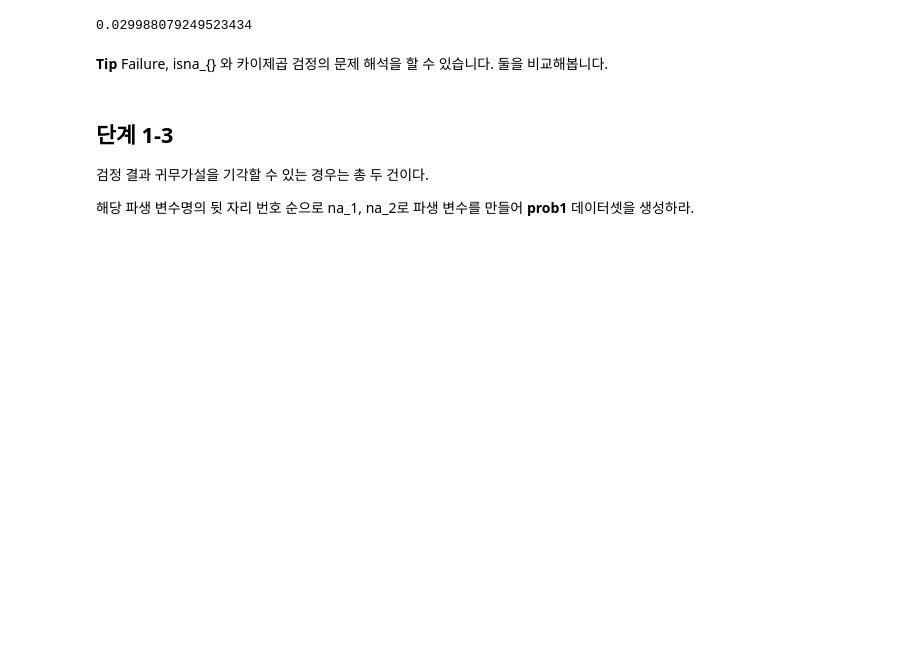
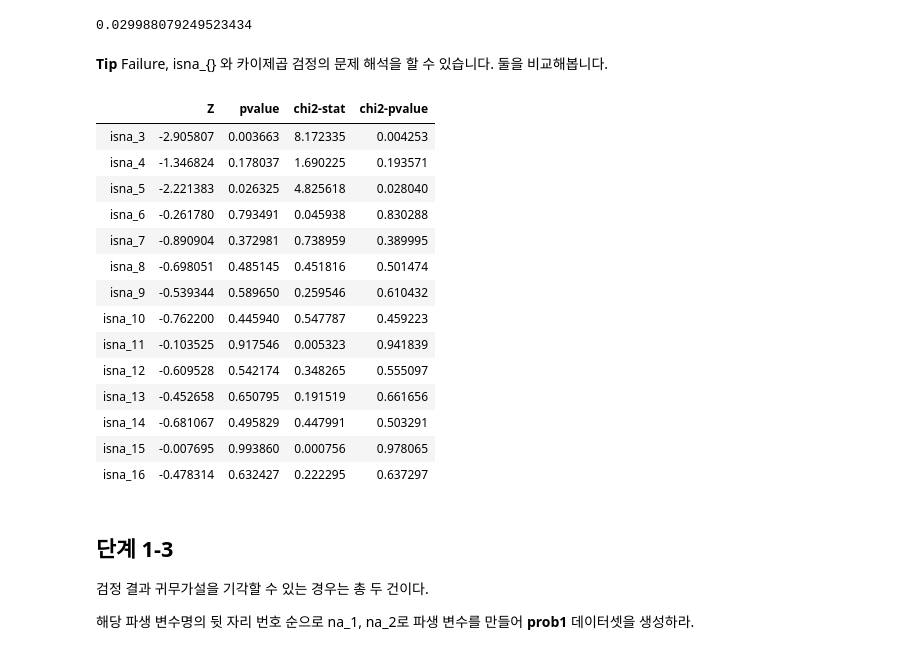
Before and after one commit to sunkusun9/DS_lv3_2510, a Jupyter notebook: sec_ds_lv3_prob1_prob.ipynb, the cells around one changed output. Cells and saved outputs as stored; diff of their text form; code cells hidden in the pictures; blank space fills up the shorter version.

```diff
--- a/sec_ds_lv3_prob1_prob.ipynb
+++ b/sec_ds_lv3_prob1_prob.ipynb
@@ -345,3 +400,12 @@ df_basetable[['measurement_{}'.format(i) for i in range(3, 18)]].agg(['mean', 's
      나머지 변수는 입력 변수인 선형회귀 모델을 만들어,
 
      결측이었던 변수(df_na가 True)인 변수들을 예측값으로 결측치를 대치합니다.
+# %%
+# train_prob.csv 를 불러와 df_myimp 데이터프레임을 만듭니다.
+# measurement_3 ~ 9, measurement_17 값에서 결측이 없는 데이터프레임 df_lr을 만듭니다.
+df_myimp = pd.read_csv('train_prob.csv', index_col = ['id'])
+X_input = ['measurement_{}'.format(i) for i in range(3, 10)] + ['measurement_17']
+df_lr = df_myimp.loc[
+    df_myimp[X_input].notna().all(axis = 1)
+]
+df_lr.head()
@@ -348,3 +421,23 @@ df_basetable[['measurement_{}'.format(i) for i in range(3, 18)]].agg(['mean', 's
+# %%
+# (1) measurement_3 ~ 9, 17의 결측 여부를 df_na로 기록해둡니다.
+df_na = df_myimp[X_input].isna()
+# (2) measurement_3 ~ 9, 17의 결측치는 product_code 별 평균으로 대치합니다.
+df_myimp[X_input] = df_myimp.groupby('product_code')[X_input].transform(
+    lambda x: x.fillna(x.mean()) # product_code 별 평균으로 X_imp 변수들의 결측치를 채웁니다.
+)
+# %%
+from sklearn.linear_model import LinearRegression
+
+for i in X_input:
+    X_lr = [j for j in X_input if i != j] # i 제외하여 입력 변수를 만듭니다.
+    s_lr = df_lr.groupby('product_code')[X_input].apply(
+        lambda x: LinearRegression(fit_intercept = True).fit(x[X_lr], x[i])
+    ) # product_code 별로 대상변수가 i이고 입력 변수가 X_lr인 선형 회귀 모델을 만듭니다.
+    df_tmp = df_myimp.loc[df_na[i]] # 결측이었던 데이터를 가져옵니다,
+    s_prd = df_tmp.groupby('product_code')[X_lr].apply(
+        lambda x: pd.DataFrame(s_lr[x.name].predict(x), index = x.index, columns = ['prd'])
+    )['prd'] # product_code 별로 예측값을 만듭니다.
+    df_myimp.loc[df_na[i], i] = s_prd # 적용합니다.
 # %% [markdown]
 # 문제1
 
@@ -497,6 +590,35 @@ A
 0.029988079249523434
 # %% [markdown]
 **Tip** Failure, isna_{} 와 카이제곱 검정의 문제 해석을 할 수 있습니다. 둘을 비교해봅니다.
+# %%
+from scipy.stats import chi2_contingency
+df_ztest.join(
+    df_basetable[['isna_{}'.format(i) for i in range(3, 17)]].apply(
+        lambda x: chi2_contingency(
+            pd.crosstab(
+                index = x, columns = df_basetable['failure']
+            )
+        ), axis = 0
+    ).apply(
+        lambda x: pd.Series(x[:2], index = ['chi2-stat', 'chi2-pvalue'])
+    )
+)
+# %% [output]
+|  | Z | pvalue | chi2-stat | chi2-pvalue |
+| isna_3 | -2.905807 | 0.003663 | 8.172335 | 0.004253 |
+| isna_4 | -1.346824 | 0.178037 | 1.690225 | 0.193571 |
+| isna_5 | -2.221383 | 0.026325 | 4.825618 | 0.028040 |
+| isna_6 | -0.261780 | 0.793491 | 0.045938 | 0.830288 |
+| isna_7 | -0.890904 | 0.372981 | 0.738959 | 0.389995 |
+| isna_8 | -0.698051 | 0.485145 | 0.451816 | 0.501474 |
+| isna_9 | -0.539344 | 0.589650 | 0.259546 | 0.610432 |
+| isna_10 | -0.762200 | 0.445940 | 0.547787 | 0.459223 |
+| isna_11 | -0.103525 | 0.917546 | 0.005323 | 0.941839 |
+| isna_12 | -0.609528 | 0.542174 | 0.348265 | 0.555097 |
+| isna_13 | -0.452658 | 0.650795 | 0.191519 | 0.661656 |
+| isna_14 | -0.681067 | 0.495829 | 0.447991 | 0.503291 |
+| isna_15 | -0.007695 | 0.993860 | 0.000756 | 0.978065 |
+| isna_16 | -0.478314 | 0.632427 | 0.222295 | 0.637297 |
 # %% [markdown]
 ## 단계 1-3
 
```
Also changed, not shown: parts of 5 cells of this notebook.
